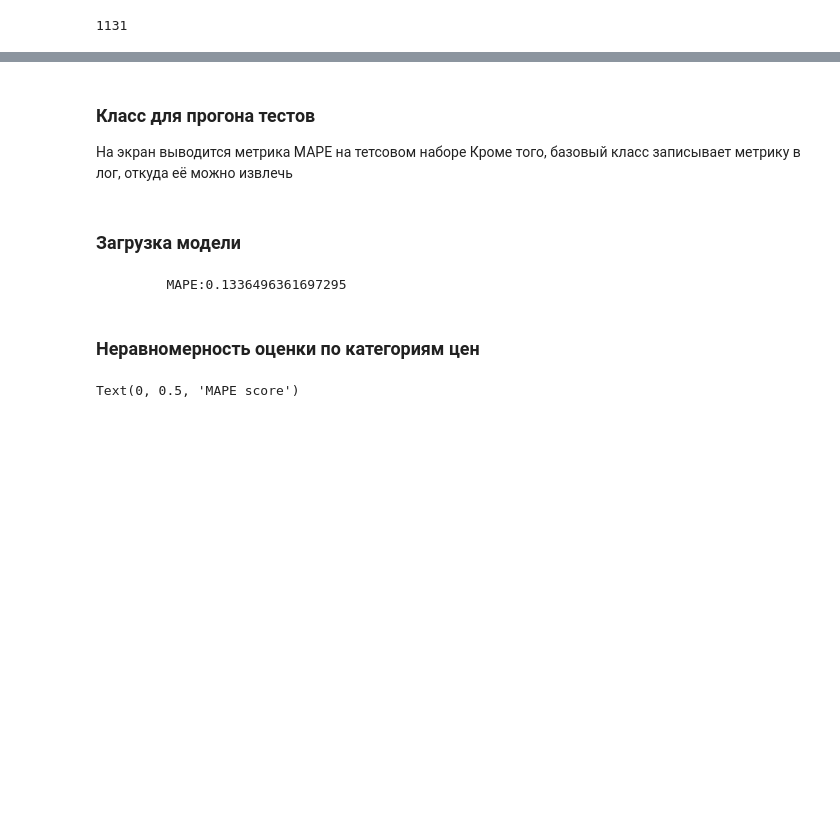
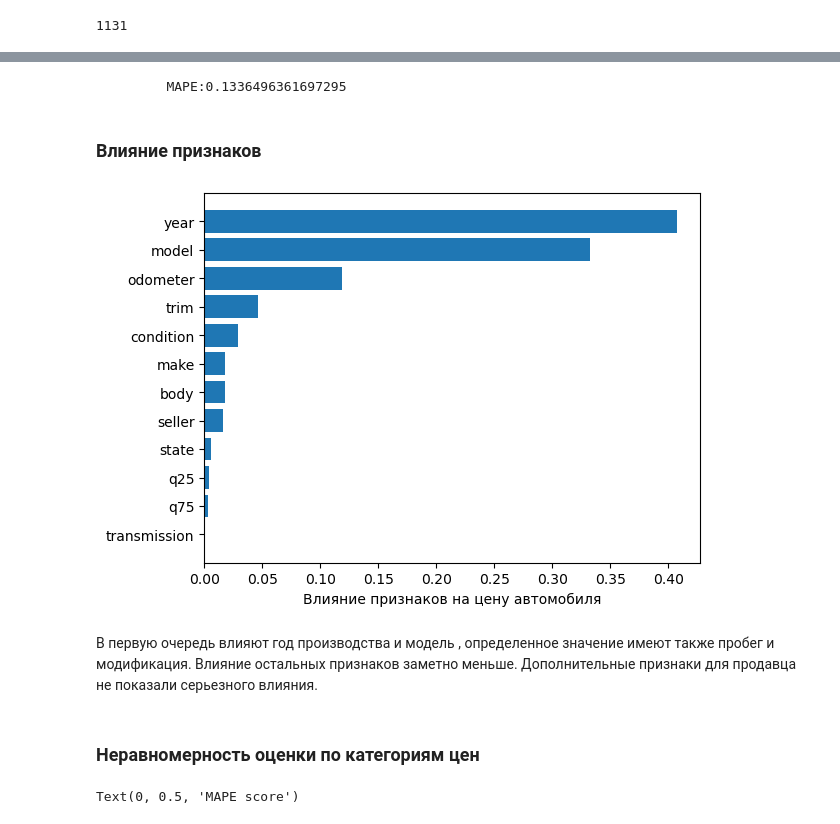
Before and after one commit to ltsipunov/w1_car_price, a Jupyter notebook: data_analysis.ipynb, the cells around one changed output, grey strips where cells are left out. Cells and saved outputs as stored; diff of their text form; code cells hidden in the pictures; blank space fills up the shorter version.

```diff
--- a/data_analysis.ipynb
+++ b/data_analysis.ipynb
@@ -17,10 +14,6 @@ def data():
     d2 = pd.read_csv('datasets/train.csv',skiprows= range(1,split) )
     d1 = pd.read_csv('datasets/train.csv',skiprows= range(split,maxlines) )
     return(d1,d2)
-# %% [markdown]
-### Класс для прогона тестов
-На экран выводится метрика MAPE на тетсовом наборе
-Кроме того, базовый класс записывает метрику в лог, откуда её можно извлечь
 # %%
 class Loader(Task):
 
@@ -34,8 +28,6 @@ class Loader(Task):
         ds.set_encoder( self.new_encoder() ).set_model(self.new_model() )
         ds.prepare().fit().predict()
         self.log +=(f"{ds.log}\t MAPE:{ds.scores()}\n")
-# %% [markdown]
-### Загрузка модели
 # %%
 params = {
         'rounding': {'odometer': 1000, 'condition': 1, 'prefix_size': 10},
@@ -54,14 +43,20 @@ v.process()
 print(v.log)
 # %% [output]
          MAPE:0.1336496361697295
+# %% [markdown]
+### Влияние признаков
 # %%
 import matplotlib.pyplot as  plt
 
-# fis = v.ds.model.feature_importances_.argsort()
-# plt.barh(v.ds.model.feature_names_in_, v.ds.model.feature_importances_[fis]);
-# plt.xlabel("Влияние признаков на цену автомобиля");
+fis = v.ds.model.feature_importances_.argsort()
+plt.barh(v.ds.model.feature_names_in_[fis], v.ds.model.feature_importances_[fis]);
+plt.xlabel("Влияние признаков на цену автомобиля");
+# %% [output]
+[figure, added]
-# %% [markdown]
-### Неравномерность оценки по категориям цен
+# %% [markdown]
+В первую очередь  влияют год производства и модель , определенное значение  имеют также пробег и модификация. Влияние остальных признаков заметно меньше. Дополнительные признаки для продавца не показали серьезного влияния.
+# %% [markdown]
+### Неравномерность оценки по категориям цен
 # %%
 diff = pd.DataFrame({'predict':v.ds.pr,'price':v.ds.te.sellingprice} )
 # %%
```
Also changed, not shown: parts of 4 cells of this notebook, 4 other files.
